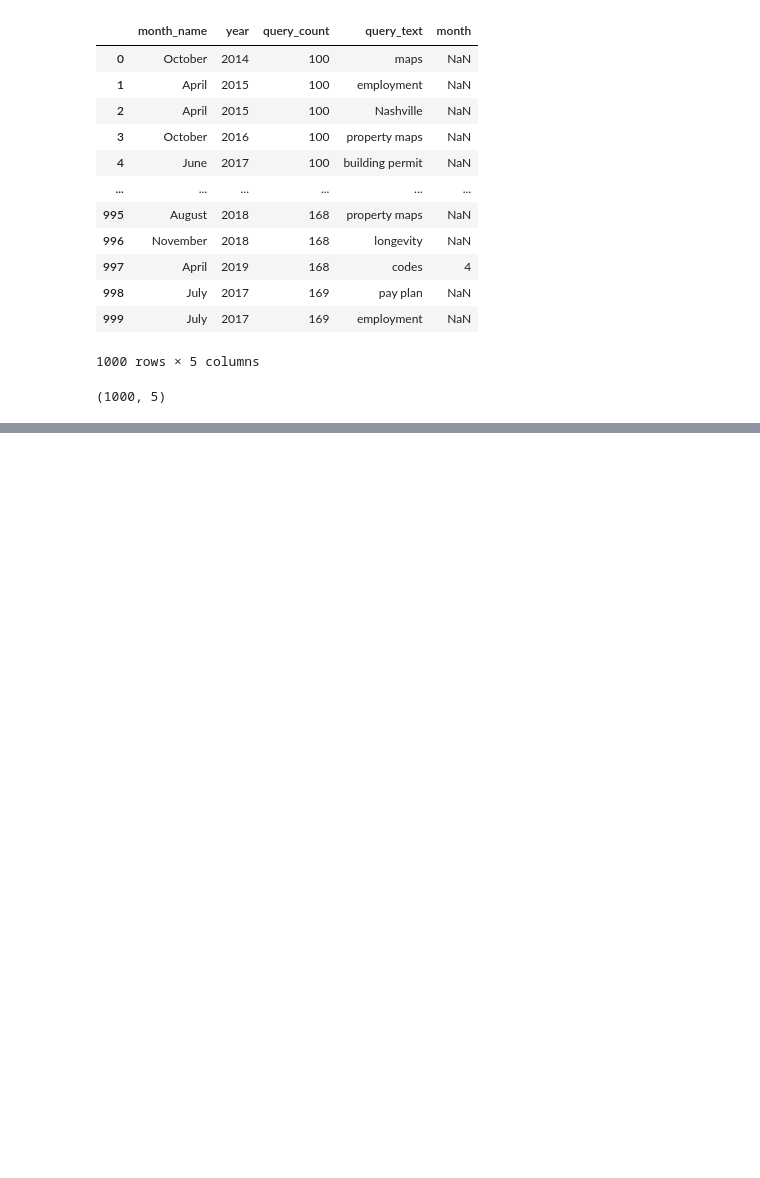
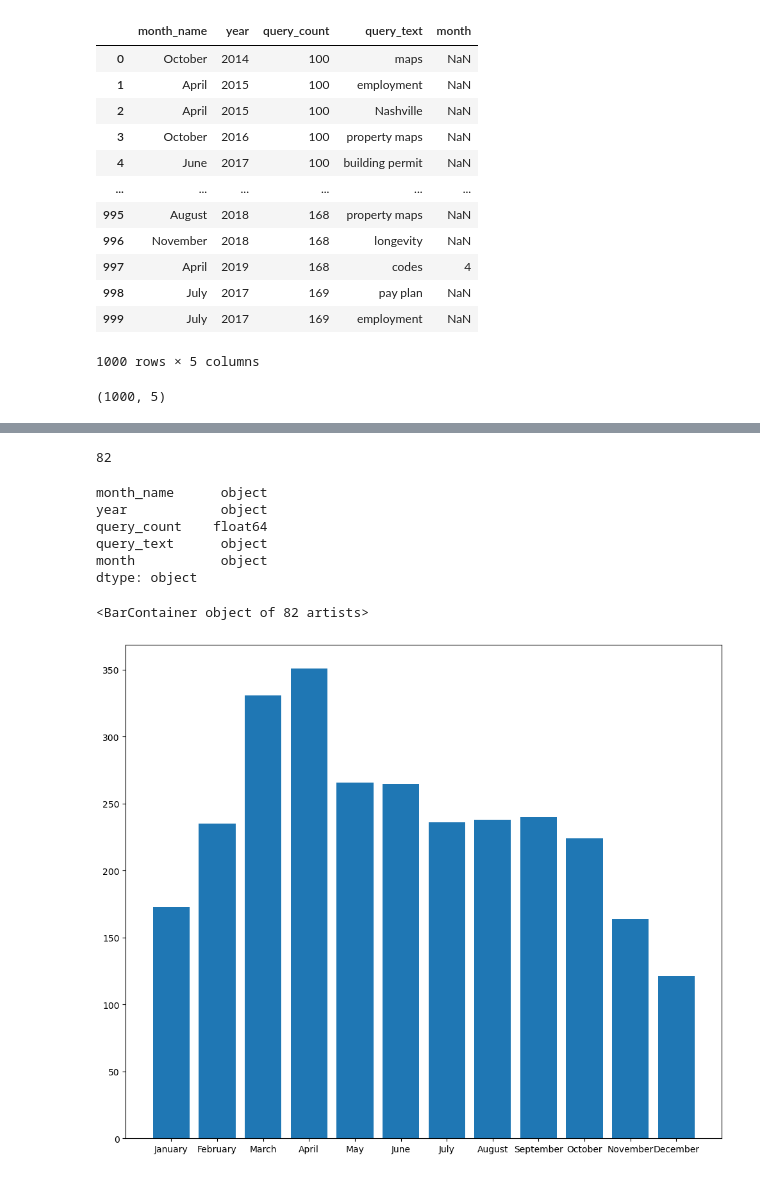
Before and after one commit to NSS-Full-Time-Data-Analytics-11/api-project-rileyhigg, a Jupyter notebook: API Project.ipynb, the cells around one changed output, grey strips where cells are left out. Drawn from its saved outputs; the diff is of its cells as text; code cells hidden in the pictures; blank space fills up the shorter version.

```diff
--- a/API Project.ipynb
+++ b/API Project.ipynb
@@ -169,0 +219,10 @@ month100.shape
+# %%
+#4. Make an API request that returns the entire Top 500 Monthly Searches dataset.
+#Make a chart that shows the number of times "maps" was searched in a month across the entire time frame.
+
+endpoint = 'https://data.nashville.gov/resource/fuaa-r5cm.json'
+params = {"query_text":"maps",
+          "$limit" : 100000}
+
+response1 = requests.get(endpoint, params = params)
+response1.json()
@@ -169,0 +247,3 @@ month100.shape
+# %%
+mapsdf = pd.DataFrame(response1.json())
+mapsdf
@@ -169,0 +264,20 @@ month100.shape
+# %%
+len(response1.json())
+# %% [output]
+82
+# %%
+mapsdf['query_count'] = mapsdf['query_count'].astype(float)
+mapsdf.dtypes
+# %% [output]
+month_name      object
+year            object
+query_count    float64
+query_text      object
+month           object
+dtype: object
+# %%
+plt.figure(figsize=(12,10))
+plt.bar('month_name', 'query_count', data = mapsdf)
+# %% [output]
+<BarContainer object of 82 artists>
+[figure, added]
```
Also changed, not shown: parts of 11 cells of this notebook.
